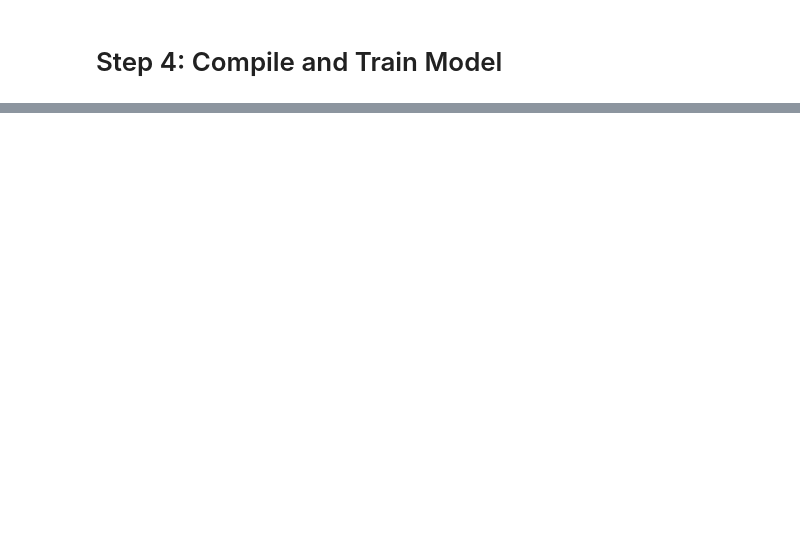
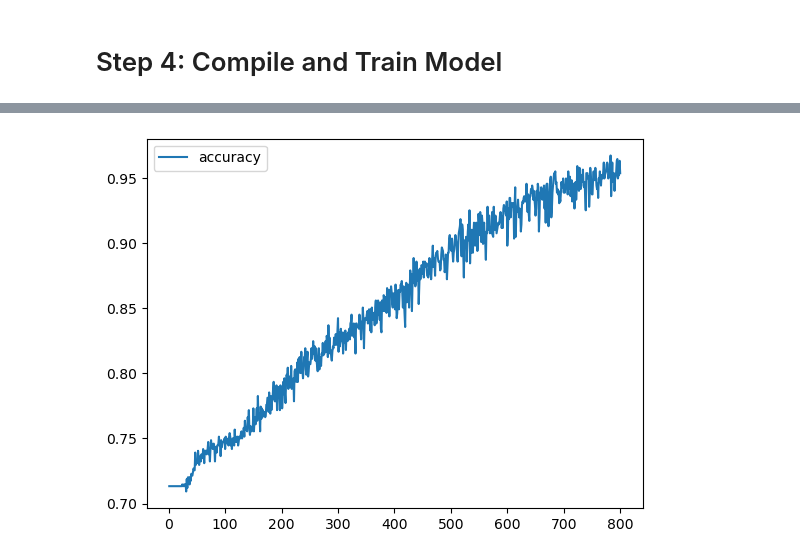
Before and after one commit to NefertitiM/Project-4-Predictors-of-Lung-Cancer, a Jupyter notebook: Prediction_Model.ipynb, the cells around one changed output, grey strips where cells are left out. Drawn from its saved outputs; the diff is of its cells as text; code cells hidden in the pictures; blank space fills up the shorter version.

```diff
--- a/Prediction_Model.ipynb
+++ b/Prediction_Model.ipynb
@@ -102,0 +155,6 @@ fit_model = nn_model.fit(X_train_scaled, y_train, epochs=200)
+# %%
+# Plot the accuracy
+history_df.plot(y="accuracy")
+plt.show()
+# %% [output]
+[figure, added]
```
Also changed, not shown: parts of 9 cells of this notebook.
